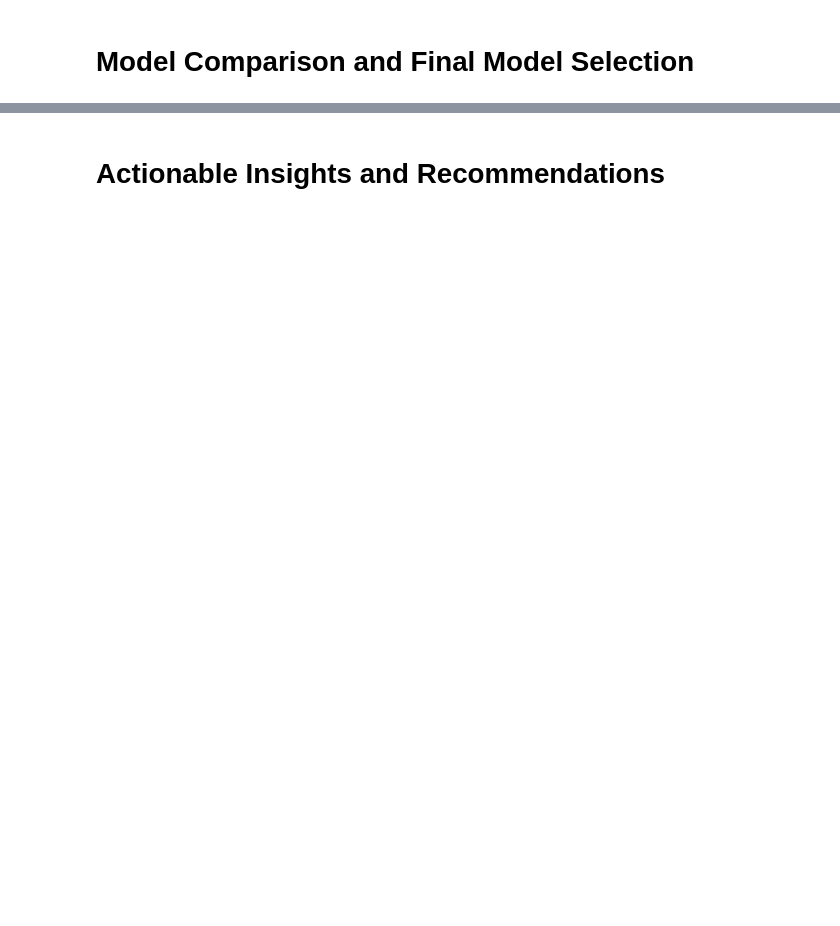
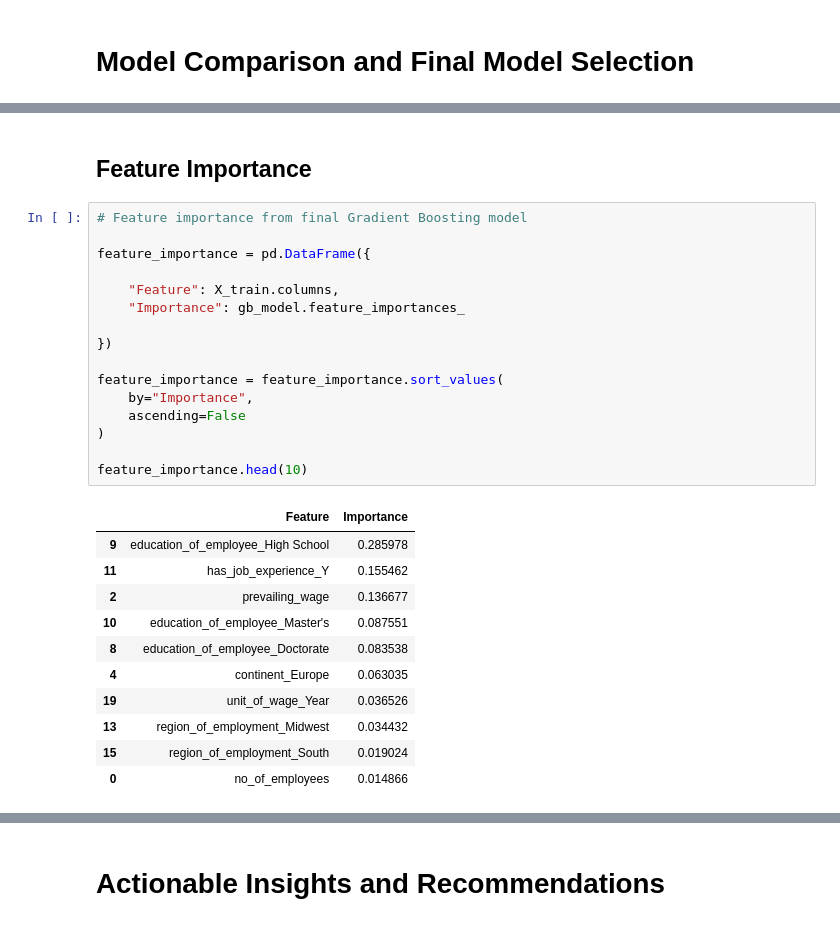
Before and after one commit to click2shivesh/shivesh-uta-aiml-py, a Jupyter notebook: Shivesh_Project_Full_Code_Notebook_EasyVisa.ipynb, the cells around one changed output, grey strips where cells are left out. Drawn from its saved outputs; the diff is of its cells as text; blank space fills up the shorter version.

```diff
--- a/Shivesh_Project_Full_Code_Notebook_EasyVisa.ipynb
+++ b/Shivesh_Project_Full_Code_Notebook_EasyVisa.ipynb
@@ -3999,0 +4168,30 @@ The tuned Gradient Boosting Classifier achieved one of the strongest overall per
+# %% [markdown]
+## Feature Importance
+# %%
+# Feature importance from final Gradient Boosting model
+
+feature_importance = pd.DataFrame({
+
+    "Feature": X_train.columns,
+    "Importance": gb_model.feature_importances_
+
+})
+
+feature_importance = feature_importance.sort_values(
+    by="Importance",
+    ascending=False
+)
+
+feature_importance.head(10)
+# %% [output]
+|  | Feature | Importance |
+| 9 | education_of_employee_High School | 0.285978 |
+| 11 | has_job_experience_Y | 0.155462 |
+| 2 | prevailing_wage | 0.136677 |
+| 10 | education_of_employee_Master's | 0.087551 |
+| 8 | education_of_employee_Doctorate | 0.083538 |
+| 4 | continent_Europe | 0.063035 |
+| 19 | unit_of_wage_Year | 0.036526 |
+| 13 | region_of_employment_Midwest | 0.034432 |
+| 15 | region_of_employment_South | 0.019024 |
+| 0 | no_of_employees | 0.014866 |
```
Also changed, not shown: parts of 14 cells of this notebook.
